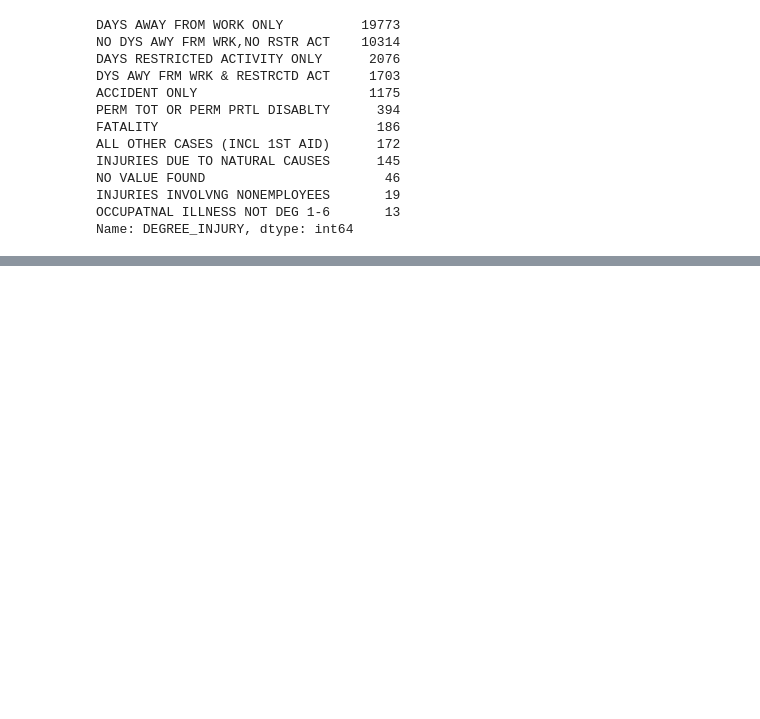
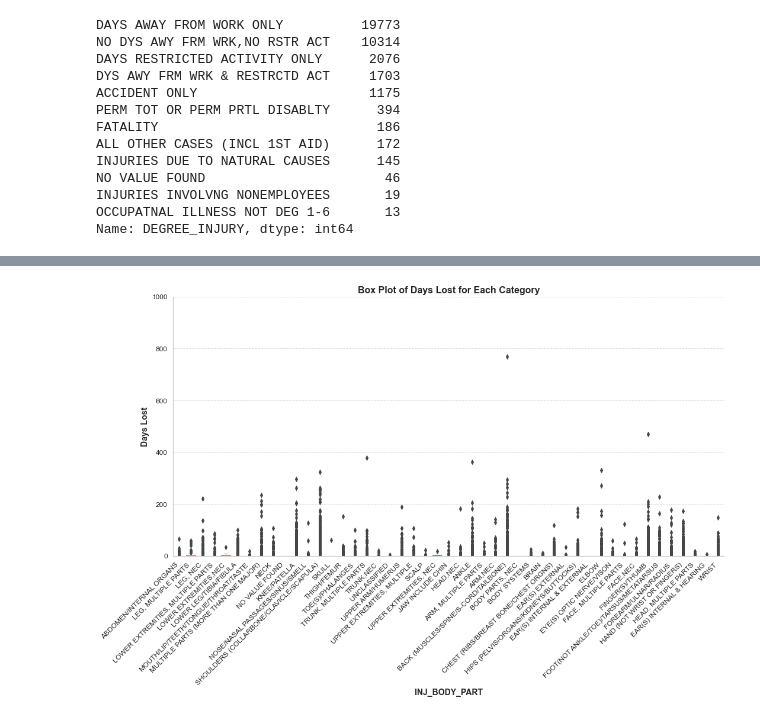
Before and after one commit to SrijanWMXJ/Trilytic, a Jupyter notebook: iim_draft.ipynb, the cells around one changed output, grey strips where cells are left out. Saved outputs shown, nothing was run; the diff lists cells and outputs as text; code cells hidden in the pictures; blank space fills up the shorter version.

```diff
--- a/iim_draft.ipynb
+++ b/iim_draft.ipynb
@@ -419,0 +523,36 @@ Name: DEGREE_INJURY, dtype: int64
+# %%
+# Calculate the median of 'DAYS_LOST' for each category and sort the categories based on the median
+median_days_lost = df.groupby("INJ_BODY_PART")["DAYS_RESTRICT"].median()
+sorted_categories = median_days_lost.sort_values().index
+
+# Set the style for the plot
+sns.set(style="whitegrid")
+
+# Create the box plot with the 'order' parameter
+plt.figure(figsize=(15, 10))
+sns.boxplot(x="INJ_BODY_PART", y="DAYS_RESTRICT", data=df, order=sorted_categories,  linewidth=0.5)
+
+# Set plot labels and title
+plt.xlabel("INJ_BODY_PART", fontsize=14, fontweight='bold')
+plt.ylabel("Days Lost", fontsize=14, fontweight='bold')
+plt.title("Box Plot of Days Lost for Each Category", fontsize=16, fontweight='bold')
+
+# Customize tick labels and font size
+plt.xticks(fontsize=12)
+plt.yticks(fontsize=12)
+
+# Customize tick labels and font size
+plt.xticks(fontsize=12, rotation=45, ha='right')  # Use 'rotation' parameter to set the rotation angle
+plt.ylim(0, 1000)
+
+# Add gridlines to the plot
+plt.grid(axis="y", linestyle='--', alpha=0.7)
+
+# Remove the top and right spines
+sns.despine(right=True, top=True)
+
+# Show the plot
+plt.tight_layout()
+plt.show()
+# %% [output]
+[figure, added]
```
Also changed, not shown: parts of 11 cells of this notebook, 2 other files.
